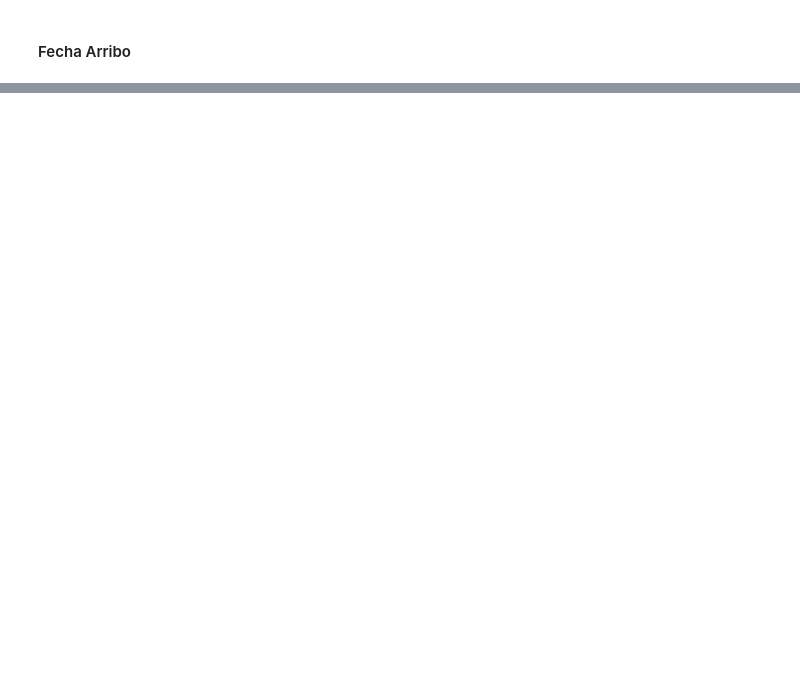
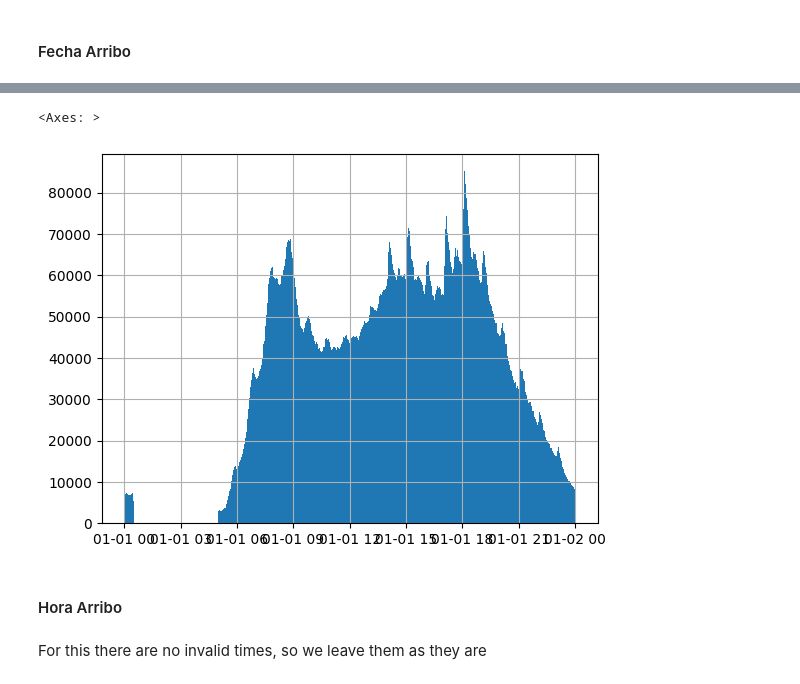
Before and after one commit to AxTulti/markovian_CDMX_ecobici_optimization, a Jupyter notebook: EDA.ipynb, the cells around one changed output, grey strips where cells are left out. Saved outputs shown, nothing was run; the diff lists cells and outputs as text; code cells hidden in the pictures; blank space fills up the shorter version.

```diff
--- a/EDA.ipynb
+++ b/EDA.ipynb
@@ -366,0 +448,9 @@ df['Fecha_Arribo'] = pd.to_datetime(df['Fecha_Arribo'], format="%d/%m/%Y", error
+# %%
+df['Hora_Retiro'].hist(bins = 1000)
+# %% [output]
+<Axes: >
+[figure, added]
+# %% [markdown]
+#### Hora Arribo
+# %% [markdown]
+For this there are no invalid times, so we leave them as they are
```
Also changed, not shown: parts of 23 cells of this notebook.
